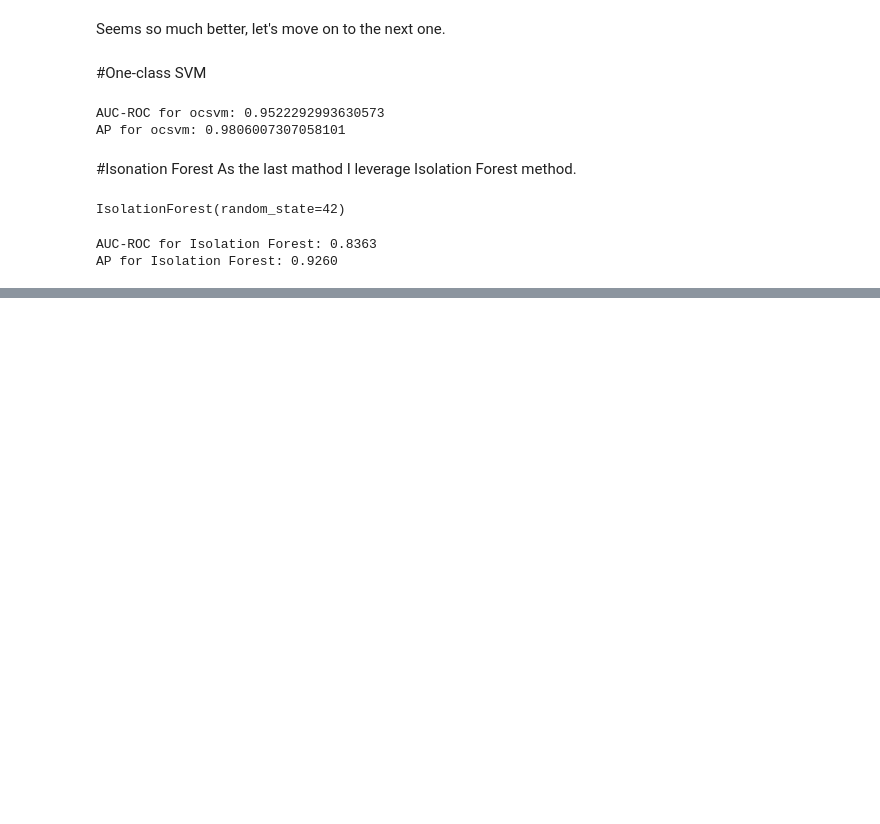
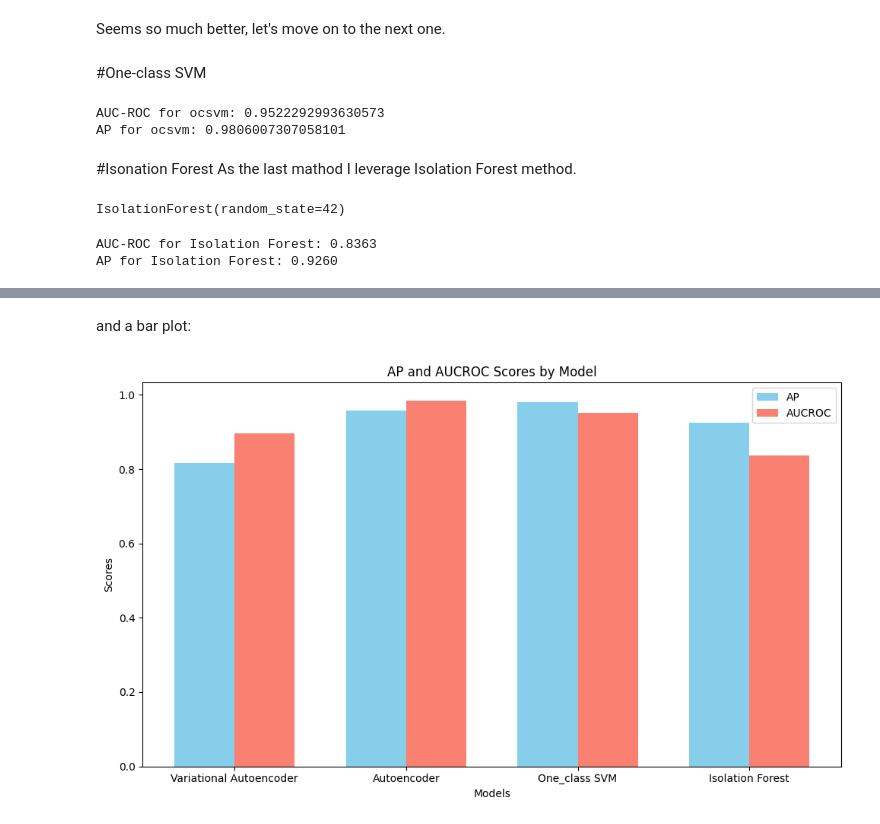
Before and after one commit to rezamohammadloo/Surface_anomaly_detection_using_unsupervised_algorithms, a Jupyter notebook: _Surface_Defect_Detection_Unsupervised.ipynb, the cells around one changed output, grey strips where cells are left out. Saved outputs shown, nothing was run; the diff lists cells and outputs as text; code cells hidden in the pictures; blank space fills up the shorter version.

```diff
--- a/_Surface_Defect_Detection_Unsupervised.ipynb
+++ b/_Surface_Defect_Detection_Unsupervised.ipynb
@@ -479,0 +484,47 @@ I_F     0.925990  0.836306
+# %% [markdown]
+and a bar plot:
+# %%
+import pandas as pd
+import matplotlib.pyplot as plt
+import numpy as np
+
+# Define the data with specific values
+data = {
+    'AP': [vae_ap, ae_ap, ocsvm_ap, if_ap],  # Example values for AP
+    'AUCROC': [vae_aucroc, ae_aucroc, ocsvm_aucroc, if_aucroc]  # Example values for AUCROC
+}
+
+# Define the row indices
+index = ['Variational Autoencoder', 'Autoencoder', 'One_class SVM', 'Isolation Forest']
+
+# Create the DataFrame with the specified values
+df = pd.DataFrame(data, index=index)
+
+# Plotting the grouped bar plot
+fig, ax = plt.subplots(figsize=(10, 6))
+
+# Define the bar width
+bar_width = 0.35
+
+# Define the positions of the bars on the x-axis
+indices = np.arange(len(df))
+
+# Create bars for AP
+bars1 = ax.bar(indices - bar_width/2, df['AP'], bar_width, label='AP', color='skyblue')
+
+# Create bars for AUCROC
+bars2 = ax.bar(indices + bar_width/2, df['AUCROC'], bar_width, label='AUCROC', color='salmon')
+
+# Add some text for labels, title, and axes ticks
+ax.set_xlabel('Models')
+ax.set_ylabel('Scores')
+ax.set_title('AP and AUCROC Scores by Model')
+ax.set_xticks(indices)
+ax.set_xticklabels(df.index)
+ax.legend()
+
+# Display the plot
+plt.tight_layout()
+plt.show()
+# %% [output]
+[figure, added]
```
Also changed, not shown: parts of 2 cells of this notebook.
